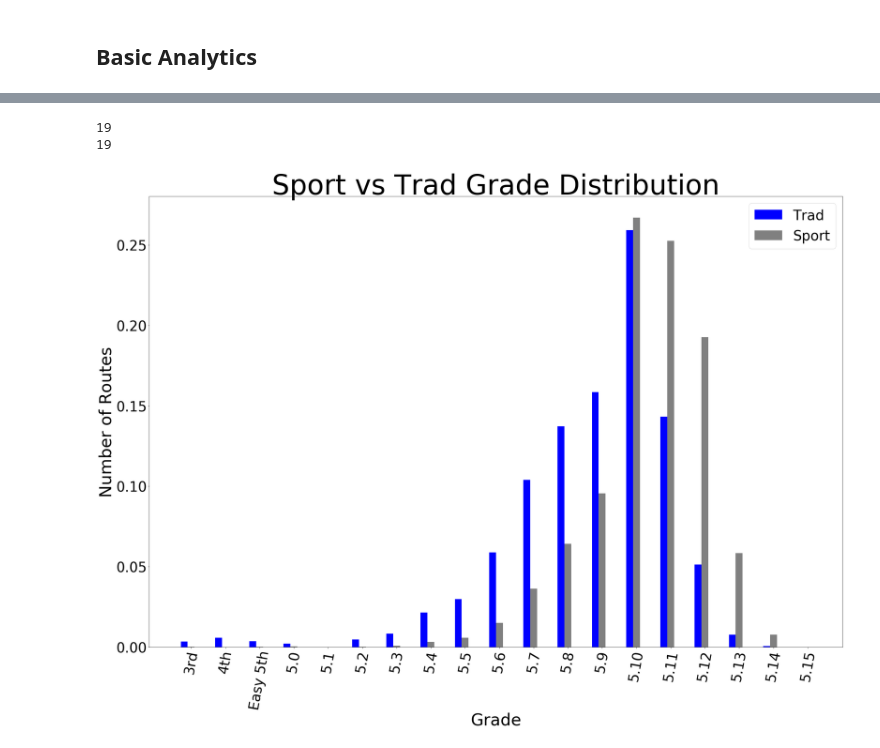
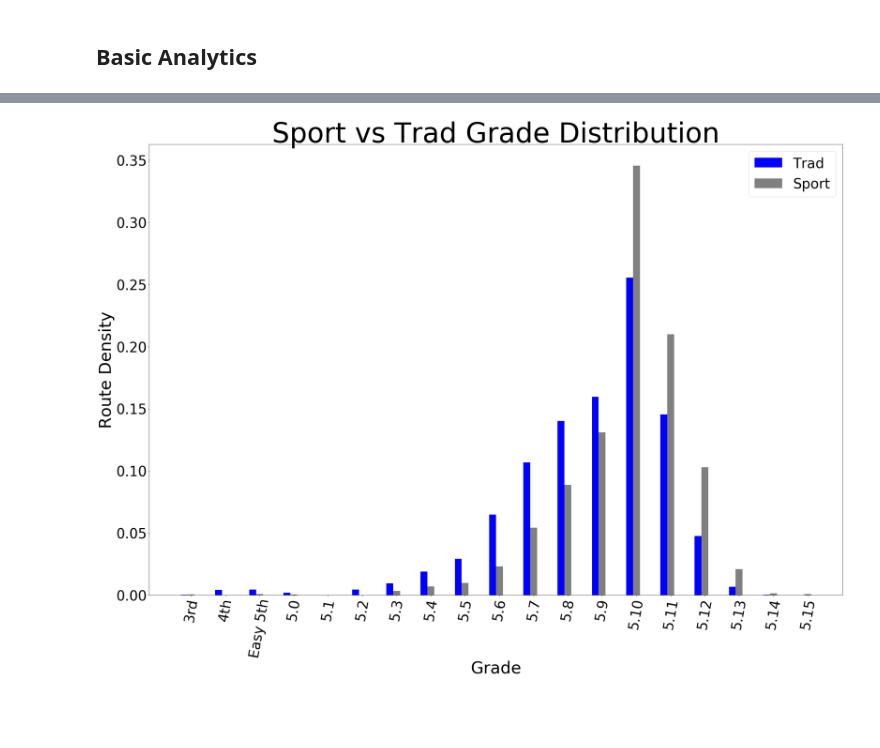
Before and after one commit to jonoulton/MountainProject-DataScience, a Jupyter notebook: Jupyter Notebooks/preliminary_analysis.ipynb, the cells around one changed output, grey strips where cells are left out. Cells and saved outputs as stored; diff of their text form; code cells hidden in the pictures; blank space fills up the shorter version.

```diff
--- a/Jupyter Notebooks/preliminary_analysis.ipynb
+++ b/Jupyter Notebooks/preliminary_analysis.ipynb
@@ -14,7 +23,7 @@ import string
 Bring in route data as a pandas dataframe
 # %%
 # DEFINE PATH TO ROUTE DATA HERE
-filepath = './Data/playData.json'
+filepath = './Data/routeData.json'
 
 with open(filepath) as file:
     reader = file.read()
@@ -54,7 +90,8 @@ routes['alpine'] = [routes['description'][item]['alpine'] for item in range(len(
 routes['TR'] = [routes['description'][item]['TR'] for item in range(len(routes))]
 routes['pageViews'] = [routes['pageData'][item]['totalViews'] for item in range(len(routes))]
 routes['viewsPerMonth'] = [routes['pageData'][item]['viewsPerMonth'] for item in range(len(routes))]
-routes['submittedOn'] = [routes['pageData'][item]['submittedOn'] for item in range(len(routes))]
+routes['submittedOn'] = [convertStrDateToDatetime(routes['pageData'][item]['submittedOn']) for item in range(len(routes))]
+routes['subYear'] = [getYear(routes['submittedOn'][item]) for item in range(len(routes))]
 routes['submittedBy'] = [routes['pageData'][item]['submittedBy'] for item in range(len(routes))]
 routes['votePageUrl'] = [routes['urls'][item]['votePage'] for item in range(len(routes))]
 
@@ -127,8 +164,15 @@ for item in range(len(diff)):
             diff[item] = " ".join(s)
     except TypeError:
         continue
-# print(diff)
+
+# ADD THE DIFF RATINGS (W/O 'YDS') TO THE 'ROUTES' DATAFRAME
 routes['diffRating'] = diff
+
+# ADD A COLUMN OF SIMPLE DIFFICULTY RATINGS TO THE 'ROUTES' DATAFRAME (E.G. 5.10c/d -> 5.10)
+routes['simpleDiffRating'] = [makeSimpleGrade(routes['diffRating'][item]) for item in range(len(routes))]
+
+# DROP ALL ROWS WITH NULL VALUES
+routes = routes.dropna()
 # %% [markdown]
 ## Basic Analytics
 # %%
@@ -148,4 +192,5 @@ Percent of routes marked as both sport and trad: 2.22 %
 # %%
+# GATHER QUANTITY OF EACH ROUTE INTO PRE-DEFINED ROUTE BINS
 tradDistro = []
 for i in grades:
     tradDistro.append(np.sum(trad == i))
@@ -166,6 +211,3 @@ for i in range(len(simpleGrades)):
         elif simpleGrades[i] is '5.1' and grades[j] == '5.1':
             simpleTrad[i] = simpleTrad[i] + tradDistro[j]
             simpleSport[i] = simpleSport[i] + sportDistro[j]
-
-for i in range(len(simpleGrades)):
-    print(simpleGrades[i], simpleTrad[i])
@@ -192,37 +214,32 @@ Easy 5th 121
 # %%
 # CHANGE THESE TO ALTER GRAPH (EXPANDED VS COMPRESSED GRADES)
 tradBars = simpleTrad   # CHANGE BTW SIMPLETRAD & TRAD DISTRO
 sportBars = simpleSport # CHANGE BTW SIMPLESPORT & SPORT DISTRO
 labels = simpleGrades   # CHANGE BTW SIMPLEGRADES & GRADES
 
 # NORMALIZE THE DATA
 normTrad = []
 for i in tradBars:
     normTrad.append(i/np.sum(tradBars))
 normSport = []
 for i in sportBars:
     normSport.append(i/np.sum(sportBars))
 
-print(len(normTrad))
-print(len(labels))
-
 # PLOT THE FIGURE
 fig, ax = plt.subplots(figsize=(36,24))
 ind = np.arange(len(labels))
 width = 0.2
 ax.bar(ind-(width/2), normTrad, width=width, tick_label=labels, color='blue')
 ax.bar(ind+(width/2), normSport, width=width, tick_label=labels, color='grey')
 ax.set_xlabel("Grade", fontsize=48)
-ax.set_ylabel("Number of Routes", fontsize=48)
+ax.set_ylabel("Route Density", fontsize=48)
 ax.set_title("Sport vs Trad Grade Distribution", fontsize=80)
 ax.tick_params(axis='x', labelrotation=80, labelsize=40)
 ax.tick_params(axis='y', labelsize=40)
 ax.legend(["Trad", "Sport"], fontsize=40)
 
 fig.savefig('Figures/sportVsTrad.png')
 
 plt.show()
 # %% [output]
-19
-19
-[figure, old version]
+[figure, new version]
```
Also changed, not shown: parts of 16 cells of this notebook, 3 other files.
